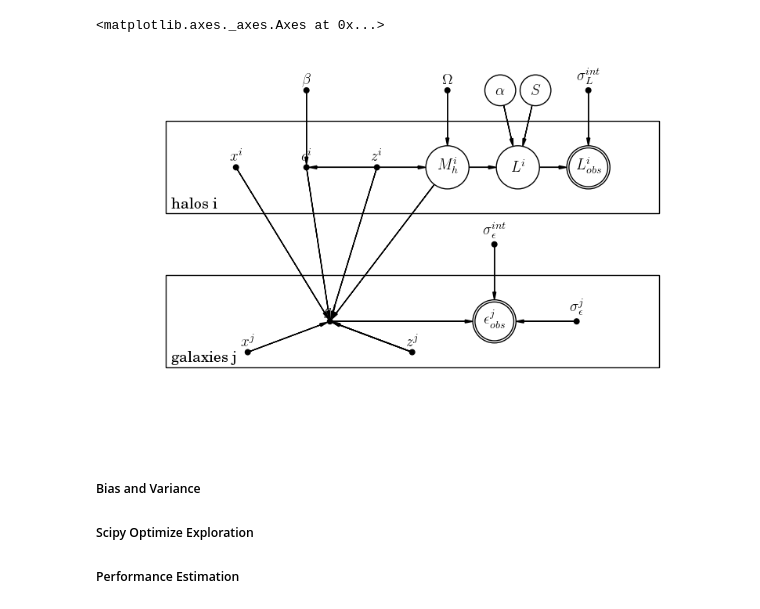
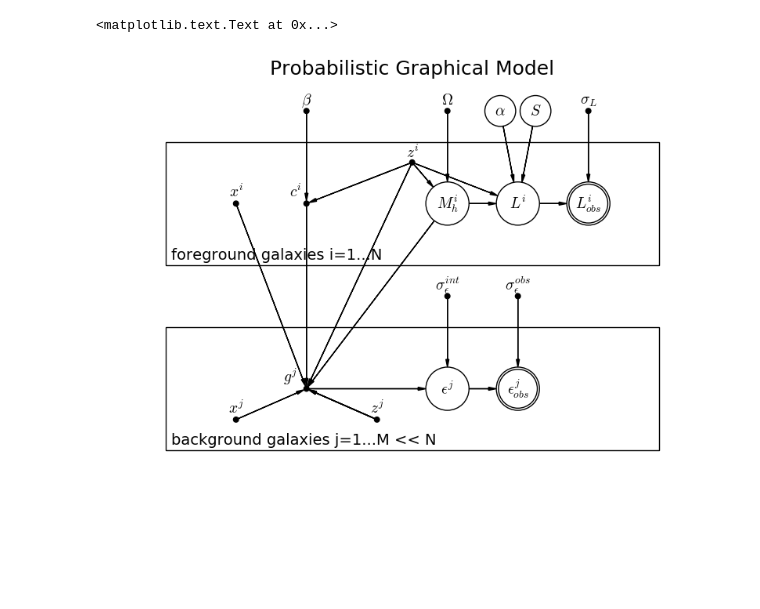
Before and after one commit to davidthomas5412/PanglossNotebooks, a Jupyter notebook: Proposal_2017_01_10.ipynb, the cells around one changed output. Cells and saved outputs as stored; diff of their text form; code cells hidden in the pictures; blank space fills up the shorter version.

```diff
--- a/Proposal_2017_01_10.ipynb
+++ b/Proposal_2017_01_10.ipynb
@@ -225,8 +31,14 @@ TODO: variable descriptions.
 # %%
+%matplotlib inline
+
 from daft import PGM, Plate, Node
+import matplotlib.pyplot as plt
+
+from pylab import rcParams
+rcParams['font.size'] = 14
 
 #dimensions
-pgm_height = 6.
+pgm_height = 7.
 pgm_width = 10.
 border = 1.0
 scale = 1.4
@@ -240,68 +52,64 @@ plate_2_y = plate_height + 2. * border
 plate_1_mid = plate_height / 2. + plate_1_y
 plate_2_mid = plate_height / 2. + plate_2_y
 seventh = plate_width / 7.
-sixth = plate_width / 6.
 
 pgm = PGM([pgm_width, pgm_height], origin=[0, 0], observed_style="inner")
 
 #plate
-pgm.add_plate(Plate([plate_1_x, plate_1_y, plate_width, plate_height], label="galaxies j"))
-pgm.add_plate(Plate([plate_2_x, plate_2_y, plate_width, plate_height], label="halos i"))
-
+pgm.add_plate(Plate([plate_1_x, plate_1_y, plate_width, plate_height], label="background galaxies j=1...M << N"))
+pgm.add_plate(Plate([plate_2_x, plate_2_y, plate_width, plate_height], label="foreground galaxies i=1...N"))
 
 #nodes
-pgm.add_node(Node('x_j', '$x^j$', plate_1_x + sixth, plate_1_mid-border/2., fixed=True))
-pgm.add_node(Node('g_j', '$g^j$', plate_1_x + 2. * sixth, plate_1_mid, fixed=True))
-pgm.add_node(Node('z_j', '$z^j$', plate_1_x + 3. * sixth, plate_1_mid-border/2., fixed=True))
-pgm.add_node(Node('e_obs_j', '$\epsilon_{obs}^j$', plate_1_x + 4. * sixth, plate_1_mid, scale=scale, observed=True))
-pgm.add_node(Node('e_sig_obs_j', r'$\sigma_{\epsilon}^j$', plate_1_x + 5. * sixth, plate_1_mid, fixed=True))
+pgm.add_node(Node('x_j', '$x^j$', plate_1_x + seventh, plate_1_mid-border/2., fixed=True))
+pgm.add_node(Node('g_j', '$g^j$', plate_1_x + 2. * seventh, plate_1_mid, fixed=True, offset=(-15,0)))
+pgm.add_node(Node('z_j', '$z^j$', plate_1_x + 3. * seventh, plate_1_mid-border/2., fixed=True))
+pgm.add_node(Node('e_j', '$\epsilon^j$', plate_1_x + 4. * seventh, plate_1_mid, scale=scale))
+pgm.add_node(Node('e_obs_j', '$\epsilon_{obs}^j$', plate_1_x + 5. * seventh, plate_1_mid, scale=scale, observed=True))
 
 pgm.add_node(Node('x_i', '$x^i$', plate_2_x + seventh, plate_2_mid, fixed=True))
-pgm.add_node(Node('c_i', '$c^i$', plate_2_x + 2. * seventh, plate_2_mid, fixed=True))
-pgm.add_node(Node('z_i', '$z^i$', plate_2_x + 3. * seventh, plate_2_mid, fixed=True))
+pgm.add_node(Node('c_i', '$c^i$', plate_2_x + 2. * seventh, plate_2_mid, fixed=True, offset=(-10,0)))
+pgm.add_node(Node('z_i', '$z^i$', plate_2_x + 3.5 * seventh, plate_2_mid + plate_height / 3, fixed=True, offset=(0,-2)))
 pgm.add_node(Node('M_h_i', '$M_h^i$', plate_2_x + 4. * seventh, plate_2_mid, scale=scale))
 pgm.add_node(Node('L_i', '$L^i$', plate_2_x + 5. * seventh, plate_2_mid, scale=scale))
 pgm.add_node(Node('L_obs_i', '$L_{obs}^i$', plate_2_x + 6. * seventh, plate_2_mid, scale=scale, observed=True))
 
-pgm.add_node(Node('e_sig_int', '$\sigma_{\epsilon}^{int}$', plate_1_x + 4. * sixth, pgm_height / 2., fixed=True))
+pgm.add_node(Node('e_sig_obs', r'$\sigma_{\epsilon}^{obs}$', plate_1_x + 5. * seventh, pgm_height / 2., fixed=True))
+pgm.add_node(Node('e_sig_int', '$\sigma_{\epsilon}^{int}$', plate_1_x + 4. * seventh, pgm_height / 2., fixed=True))
 
 pgm.add_node(Node('beta', r'$\beta$', plate_2_x + 2. * seventh, pgm_height - (border/2.), fixed=True))
 pgm.add_node(Node('omega', r'$\Omega$', plate_2_x + 4. * seventh, pgm_height - (border/2.), fixed=True))
 pgm.add_node(Node('alpha', r'$\alpha$', plate_2_x + 5. * seventh - (seventh/4.), pgm_height - (border/2.), scale=smallscale))
 pgm.add_node(Node('s', r'$S$', plate_2_x + 5. * seventh + (seventh/4.), pgm_height - (border/2.), scale=smallscale))
-pgm.add_node(Node('L_sig_int', r'$\sigma_{L}^{int}$', plate_2_x + 6. * seventh, pgm_height - (border/2.), fixed=True))
+pgm.add_node(Node('L_sig_int', r'$\sigma_{L}$', plate_2_x + 6. * seventh, pgm_height - (border/2.), fixed=True))
 
 # #edges
 pgm.add_edge('beta', 'c_i')
 pgm.add_edge('omega', 'M_h_i')
 pgm.add_edge('M_h_i', 'L_i')
 pgm.add_edge('L_i', 'L_obs_i')
 pgm.add_edge('alpha', 'L_i')
 pgm.add_edge('s', 'L_i')
 pgm.add_edge('L_sig_int', 'L_obs_i')
 pgm.add_edge('z_i', 'c_i')
 pgm.add_edge('z_i', 'M_h_i')
+pgm.add_edge('z_i', 'L_i')
 
 pgm.add_edge('x_i', 'g_j')
 pgm.add_edge('z_i', 'g_j')
 pgm.add_edge('c_i', 'g_j')
 pgm.add_edge('M_h_i', 'g_j')
 
 pgm.add_edge('x_j', 'g_j')
 pgm.add_edge('z_j', 'g_j')
 pgm.add_edge('z_j', 'g_j')
 pgm.add_edge('z_j', 'g_j')
-pgm.add_edge('g_j', 'e_obs_j')
-pgm.add_edge('e_sig_int', 'e_obs_j')
-pgm.add_edge('e_sig_obs_j', 'e_obs_j')
+pgm.add_edge('g_j', 'e_j')
+pgm.add_edge('e_j', 'e_obs_j')
+pgm.add_edge('e_sig_int', 'e_j')
+pgm.add_edge('e_sig_obs', 'e_obs_j')
 
 pgm.render()
+plt.title('Probabilistic Graphical Model', fontsize=18)
 # %% [output]
-<matplotlib.axes._axes.Axes at 0x...>
+<matplotlib.text.Text at 0x...>
-[figure, old version]
+[figure, new version]
-# %% [markdown]
-##### Bias and Variance
-
-##### Scipy Optimize Exploration
-
-##### Performance Estimation
```
Also changed, not shown: parts of 26 cells of this notebook, 6 other files.
